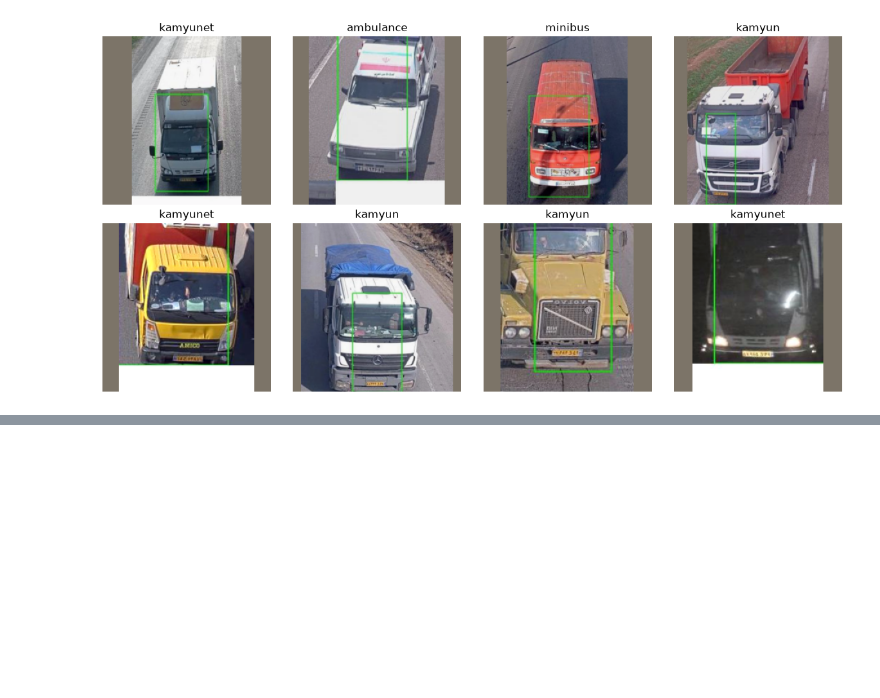
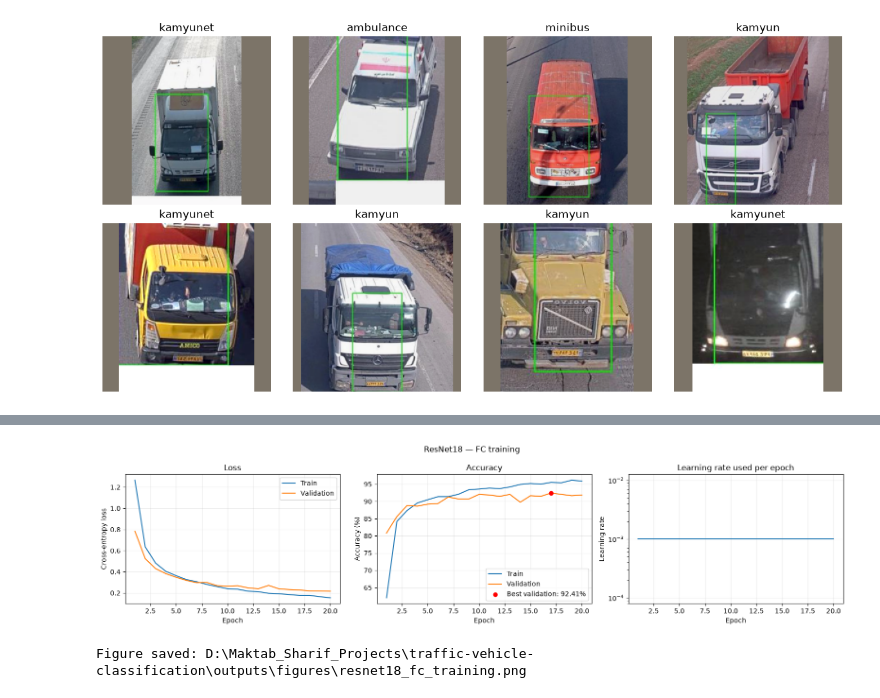
Before and after one commit to Amirsepehr1996/vehicle_classification, a Jupyter notebook: src/model_training.ipynb, the cells around one changed output, grey strips where cells are left out. Saved outputs shown, nothing was run; the diff lists cells and outputs as text; code cells hidden in the pictures; blank space fills up the shorter version.

```diff
--- a/src/model_training.ipynb
+++ b/src/model_training.ipynb
@@ -180,0 +221,28 @@ plt.show()
+# %%
+EPOCHS = 20
+LEARNING_RATE = 1e-3
+WEIGHT_DECAY = 1e-4
+
+criterion = nn.CrossEntropyLoss()
+
+optimizer = torch.optim.AdamW(
+    model.fc.parameters(),
+    lr=LEARNING_RATE,
+    weight_decay=WEIGHT_DECAY,
+)
+
+scheduler = torch.optim.lr_scheduler.ReduceLROnPlateau(
+    optimizer,
+    mode="min",
+    factor=0.5,
+    patience=2,
+)
+
+CHECKPOINT_DIR = PROJECT_ROOT / "outputs" / "checkpoints"
+CHECKPOINT_DIR.mkdir(parents=True, exist_ok=True)
+
+print("Epochs:", EPOCHS)
+print("Learning rate:", LEARNING_RATE)
+print("Weight decay:", WEIGHT_DECAY)
+print("Optimizer: AdamW")
+print("Loss: CrossEntropyLoss")
@@ -180,0 +440,4 @@ plt.show()
+# %%
+history = train_fc_model(model, train_loader, val_loader)
+plot_training_results(history)
+# %% [output]
@@ -180,0 +461,2 @@ plt.show()
+[figure, added]
+Figure saved: D:\Maktab_Sharif_Projects\traffic-vehicle-classification\outputs\figures\resnet18_fc_training.png
```
Also changed, not shown: parts of 8 cells of this notebook.
